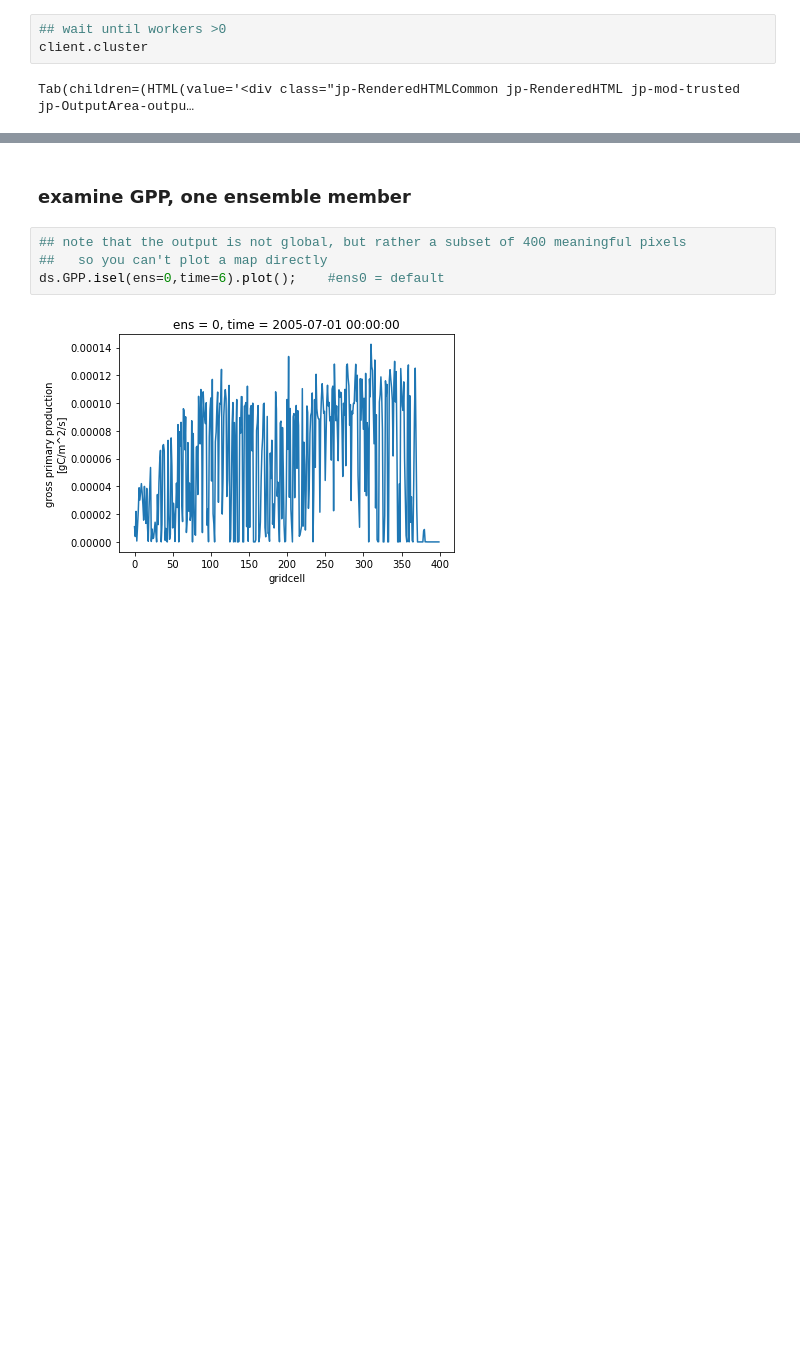
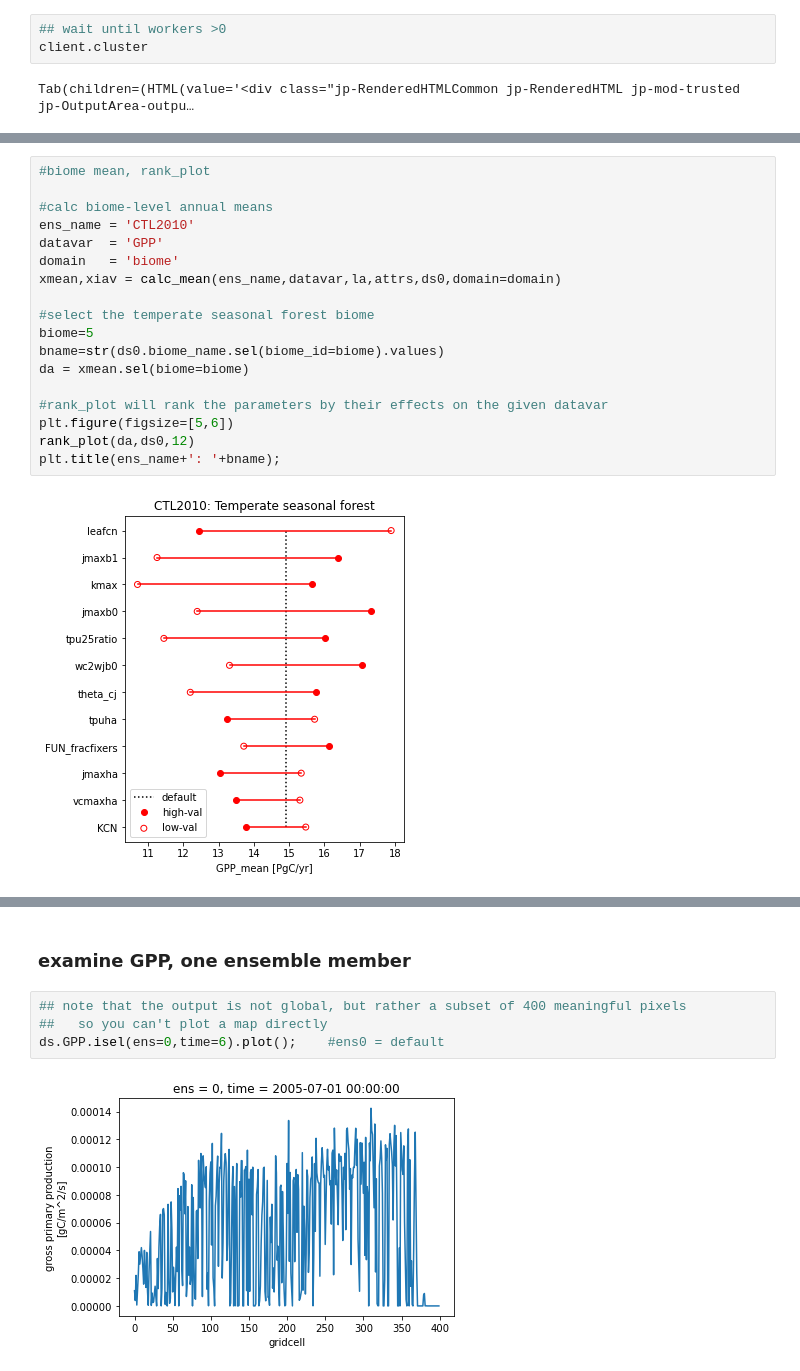
Before and after one commit to djk2120/ppe_tools, a Jupyter notebook: analysis/template.ipynb, the cells around one changed output, grey strips where cells are left out. Saved outputs shown, nothing was run; the diff lists cells and outputs as text; blank space fills up the shorter version.

```diff
--- a/analysis/template.ipynb
+++ b/analysis/template.ipynb
@@ -54,0 +109,20 @@ from ppe_tools.analysis import get_ensemble, month_wts, get_cfs, top_n, calc_mea
+# %%
+#biome mean, rank_plot
+
+#calc biome-level annual means
+ens_name = 'CTL2010'
+datavar  = 'GPP'
+domain   = 'biome'
+xmean,xiav = calc_mean(ens_name,datavar,la,attrs,ds0,domain=domain)
+
+#select the temperate seasonal forest biome
+biome=5
+bname=str(ds0.biome_name.sel(biome_id=biome).values)
+da = xmean.sel(biome=biome)
+
+#rank_plot will rank the parameters by their effects on the given datavar
+plt.figure(figsize=[5,6])
+rank_plot(da,ds0,12)
+plt.title(ens_name+': '+bname);
+# %% [output]
+[figure, added]
```
Also changed, not shown: parts of 27 cells of this notebook, 15 other files.
